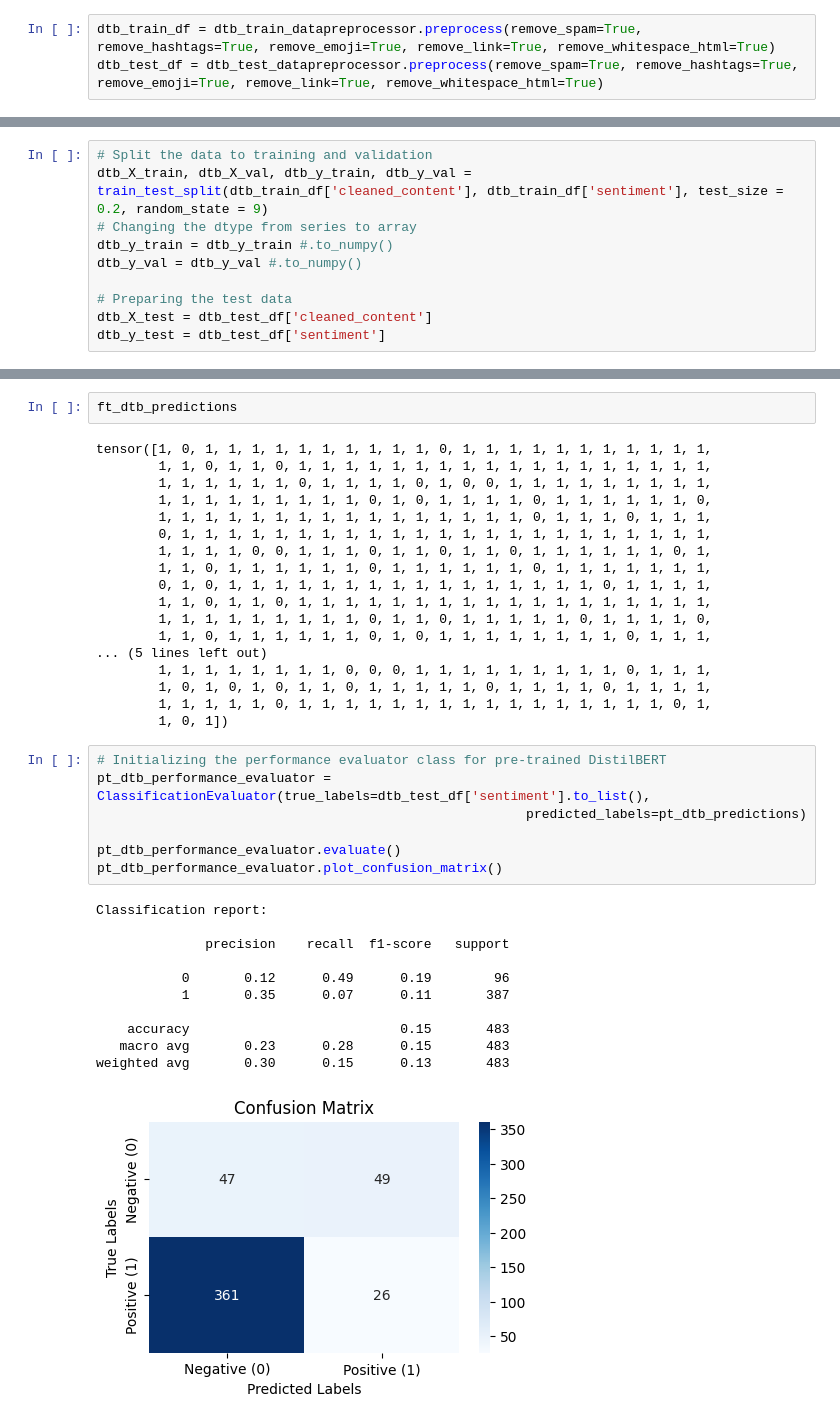
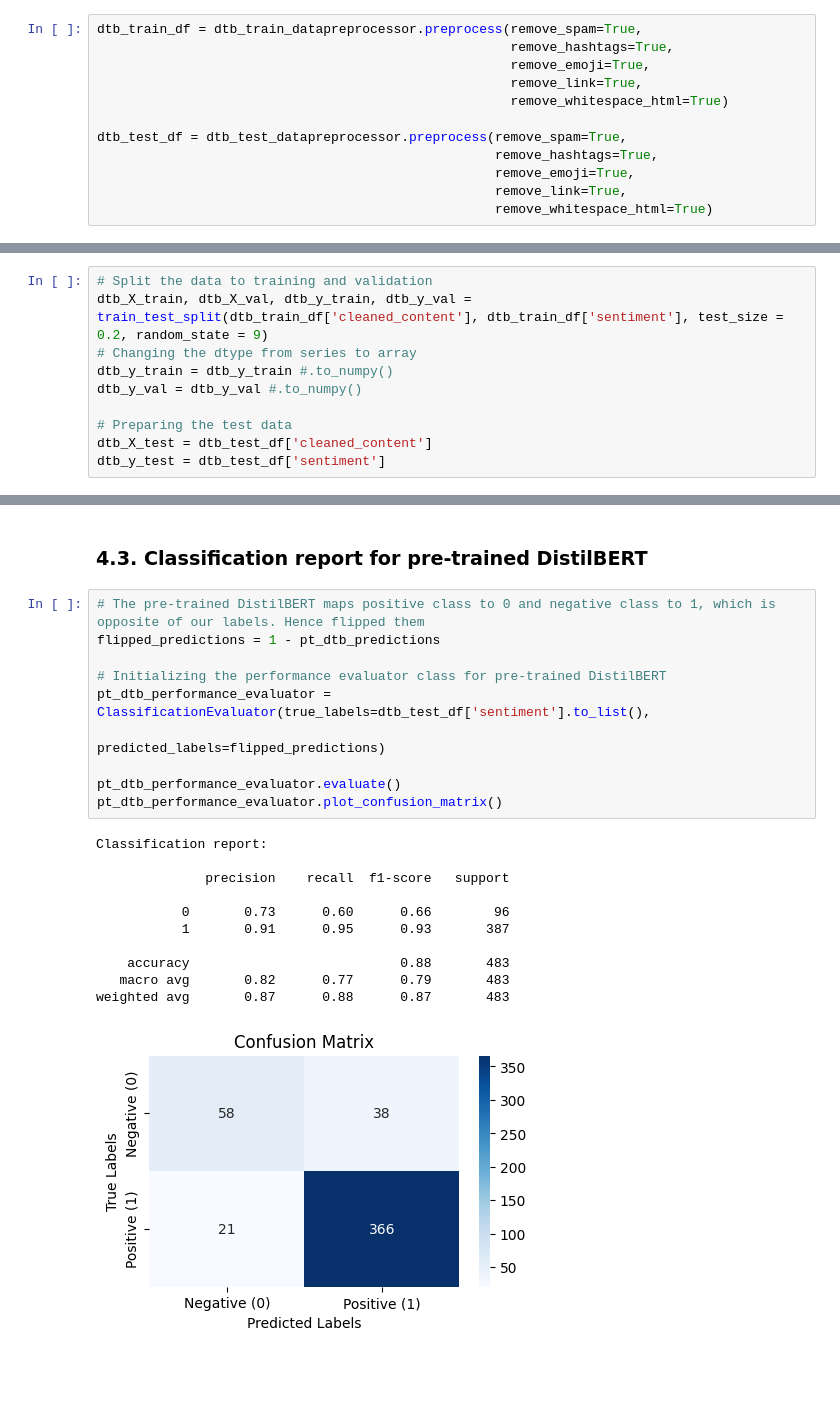
Before and after one commit to yashchougule19/DELTA_Element3, a Jupyter notebook: 3.3.ipynb, the cells around one changed output, grey strips where cells are left out. Cells and saved outputs as stored; diff of their text form; blank space fills up the shorter version.

```diff
--- a/3.3.ipynb
+++ b/3.3.ipynb
@@ -609,8 +706,17 @@ best_model.summary()
 dtb_train_datapreprocessor = DataPreprocessor(df=train_df, content_column='content')
 dtb_test_datapreprocessor = DataPreprocessor(df=test_df, content_column='content')
 # %%
-dtb_train_df = dtb_train_datapreprocessor.preprocess(remove_spam=True, remove_hashtags=True, remove_emoji=True, remove_link=True, remove_whitespace_html=True)
-dtb_test_df = dtb_test_datapreprocessor.preprocess(remove_spam=True, remove_hashtags=True, remove_emoji=True, remove_link=True, remove_whitespace_html=True)
+dtb_train_df = dtb_train_datapreprocessor.preprocess(remove_spam=True,
+                                                     remove_hashtags=True,
+                                                     remove_emoji=True,
+                                                     remove_link=True,
+                                                     remove_whitespace_html=True)
+
+dtb_test_df = dtb_test_datapreprocessor.preprocess(remove_spam=True,
+                                                   remove_hashtags=True,
+                                                   remove_emoji=True,
+                                                   remove_link=True,
+                                                   remove_whitespace_html=True)
 # %%
 i = 7
 dtb_test_df['content'][i], dtb_test_df['cleaned_content'][i], dtb_test_df['sentiment'][i]
@@ -764,39 +814,24 @@ ft_dtb_predictions = run_finetuned_analysis(
-# %%
-ft_dtb_predictions
-# %% [output]
-tensor([1, 0, 1, 1, 1, 1, 1, 1, 1, 1, 1, 1, 0, 1, 1, 1, 1, 1, 1, 1, 1, 1, 1, 1,
-        1, 1, 0, 1, 1, 0, 1, 1, 1, 1, 1, 1, 1, 1, 1, 1, 1, 1, 1, 1, 1, 1, 1, 1,
-        1, 1, 1, 1, 1, 1, 0, 1, 1, 1, 1, 0, 1, 0, 0, 1, 1, 1, 1, 1, 1, 1, 1, 1,
-        1, 1, 1, 1, 1, 1, 1, 1, 1, 0, 1, 0, 1, 1, 1, 1, 0, 1, 1, 1, 1, 1, 1, 0,
-        1, 1, 1, 1, 1, 1, 1, 1, 1, 1, 1, 1, 1, 1, 1, 1, 0, 1, 1, 1, 0, 1, 1, 1,
-        0, 1, 1, 1, 1, 1, 1, 1, 1, 1, 1, 1, 1, 1, 1, 1, 1, 1, 1, 1, 1, 1, 1, 1,
-        1, 1, 1, 1, 0, 0, 1, 1, 1, 0, 1, 1, 0, 1, 1, 0, 1, 1, 1, 1, 1, 1, 0, 1,
-        1, 1, 0, 1, 1, 1, 1, 1, 1, 0, 1, 1, 1, 1, 1, 1, 0, 1, 1, 1, 1, 1, 1, 1,
-        0, 1, 0, 1, 1, 1, 1, 1, 1, 1, 1, 1, 1, 1, 1, 1, 1, 1, 1, 0, 1, 1, 1, 1,
-        1, 1, 0, 1, 1, 0, 1, 1, 1, 1, 1, 1, 1, 1, 1, 1, 1, 1, 1, 1, 1, 1, 1, 1,
-        1, 1, 1, 1, 1, 1, 1, 1, 1, 0, 1, 1, 0, 1, 1, 1, 1, 1, 0, 1, 1, 1, 1, 0,
-        1, 1, 0, 1, 1, 1, 1, 1, 1, 0, 1, 0, 1, 1, 1, 1, 1, 1, 1, 1, 0, 1, 1, 1,
-... (5 lines left out)
-        1, 1, 1, 1, 1, 1, 1, 1, 0, 0, 0, 1, 1, 1, 1, 1, 1, 1, 1, 1, 0, 1, 1, 1,
-        1, 0, 1, 0, 1, 0, 1, 1, 0, 1, 1, 1, 1, 1, 0, 1, 1, 1, 1, 0, 1, 1, 1, 1,
-        1, 1, 1, 1, 1, 0, 1, 1, 1, 1, 1, 1, 1, 1, 1, 1, 1, 1, 1, 1, 1, 1, 0, 1,
-        1, 0, 1])
+# %% [markdown]
+### 4.3. Classification report for pre-trained DistilBERT
 # %%
+# The pre-trained DistilBERT maps positive class to 0 and negative class to 1, which is opposite of our labels. Hence flipped them
+flipped_predictions = 1 - pt_dtb_predictions
+
 # Initializing the performance evaluator class for pre-trained DistilBERT
 pt_dtb_performance_evaluator = ClassificationEvaluator(true_labels=dtb_test_df['sentiment'].to_list(),
-                                                       predicted_labels=pt_dtb_predictions)
+                                                       predicted_labels=flipped_predictions)
 
 pt_dtb_performance_evaluator.evaluate()
 pt_dtb_performance_evaluator.plot_confusion_matrix()
 # %% [output]
 Classification report:
 
               precision    recall  f1-score   support
 
-           0       0.12      0.49      0.19        96
-           1       0.35      0.07      0.11       387
+           0       0.73      0.60      0.66        96
+           1       0.91      0.95      0.93       387
 
-    accuracy                           0.15       483
-   macro avg       0.23      0.28      0.15       483
-weighted avg       0.30      0.15      0.13       483
+    accuracy                           0.88       483
+   macro avg       0.82      0.77      0.79       483
+weighted avg       0.87      0.88      0.87       483
-[figure, old version]
+[figure, new version]
```
Also changed, not shown: parts of 91 cells of this notebook, 22 other files.
